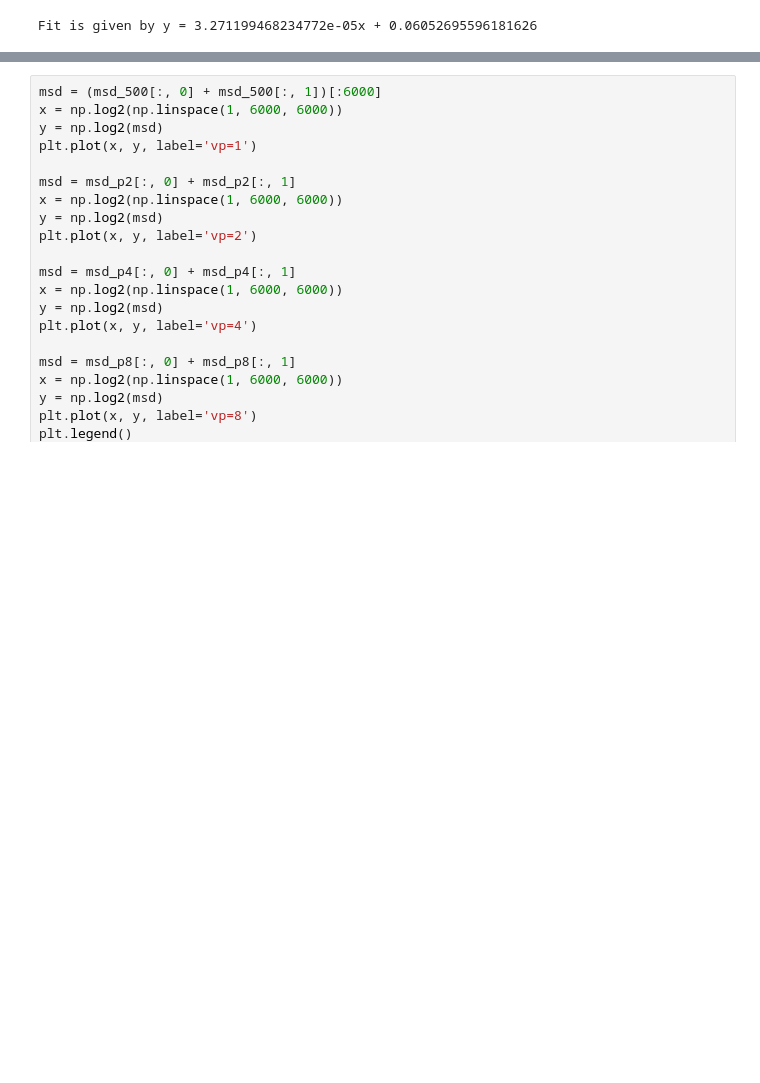
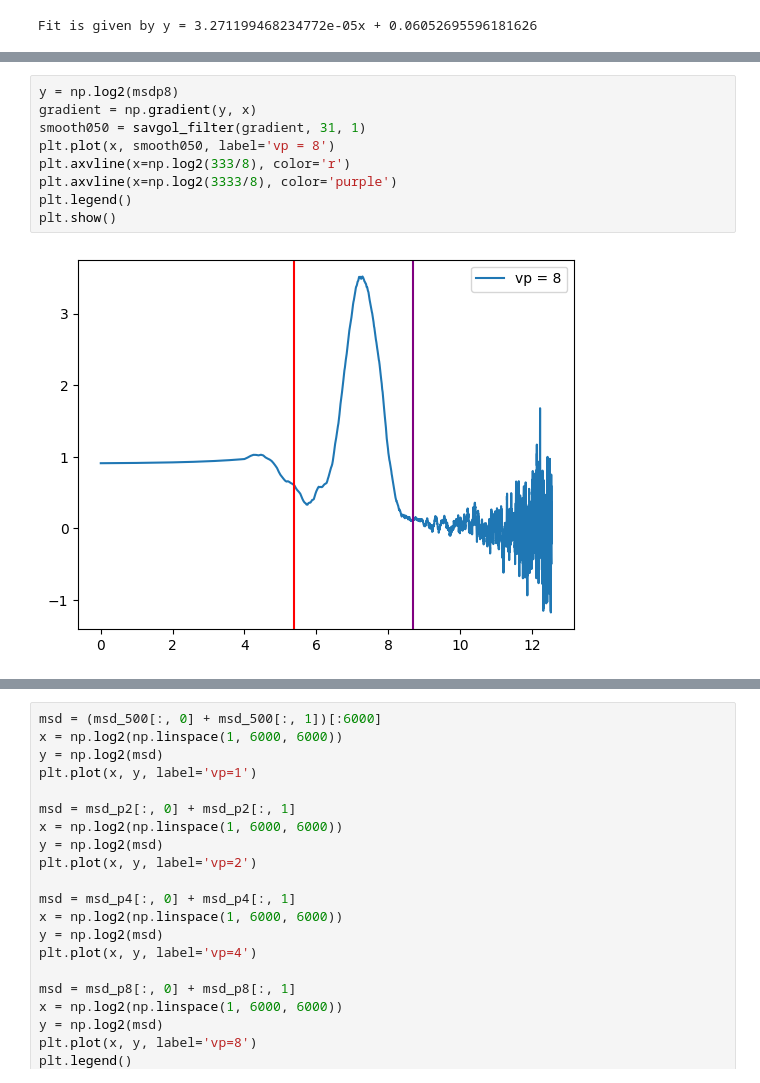
Before and after one commit to Terasuki/UG-PX402-ActiveMatter-2022-23, a Jupyter notebook: notebook-500.ipynb, the cells around one changed output, grey strips where cells are left out. Saved outputs shown, nothing was run; the diff lists cells and outputs as text; blank space fills up the shorter version.

```diff
--- a/notebook-500.ipynb
+++ b/notebook-500.ipynb
@@ -650,0 +705,11 @@ plt.show()
+# %%
+y = np.log2(msdp8)
+gradient = np.gradient(y, x)
+smooth050 = savgol_filter(gradient, 31, 1)
+plt.plot(x, smooth050, label='vp = 8')
+plt.axvline(x=np.log2(333/8), color='r')
+plt.axvline(x=np.log2(3333/8), color='purple')
+plt.legend()
+plt.show()
+# %% [output]
+[figure, added]
```
Also changed, not shown: parts of 14 cells of this notebook.
